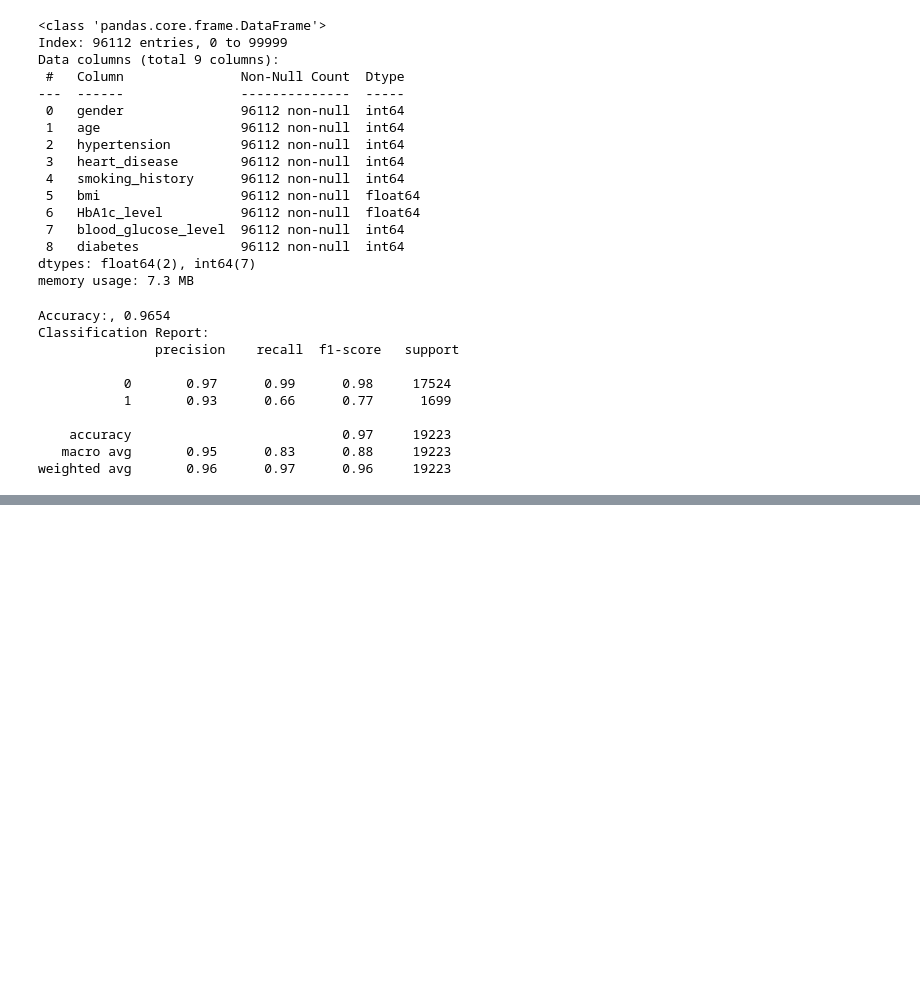
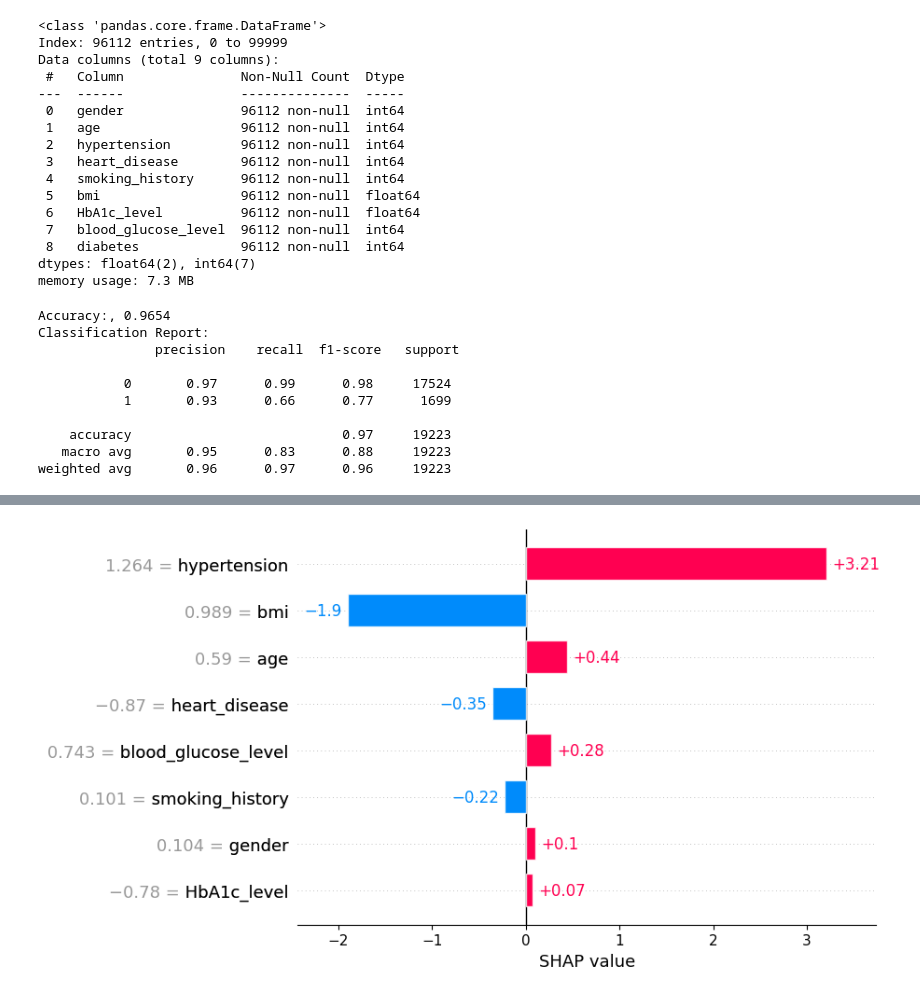
Before and after one commit to Prog-LucasAlves/ML_Cla_Flask, a Jupyter notebook: model/model.ipynb, the cells around one changed output, grey strips where cells are left out. Drawn from its saved outputs; the diff is of its cells as text; code cells hidden in the pictures; blank space fills up the shorter version.

```diff
--- a/model/model.ipynb
+++ b/model/model.ipynb
@@ -213,0 +310,4 @@ weighted avg       0.96      0.97      0.96     19223
+# %%
+shap.plots.bar(shap_values[0])
+# %% [output]
+[figure, added]
```
Also changed, not shown: parts of 16 cells of this notebook, 1 other file.
